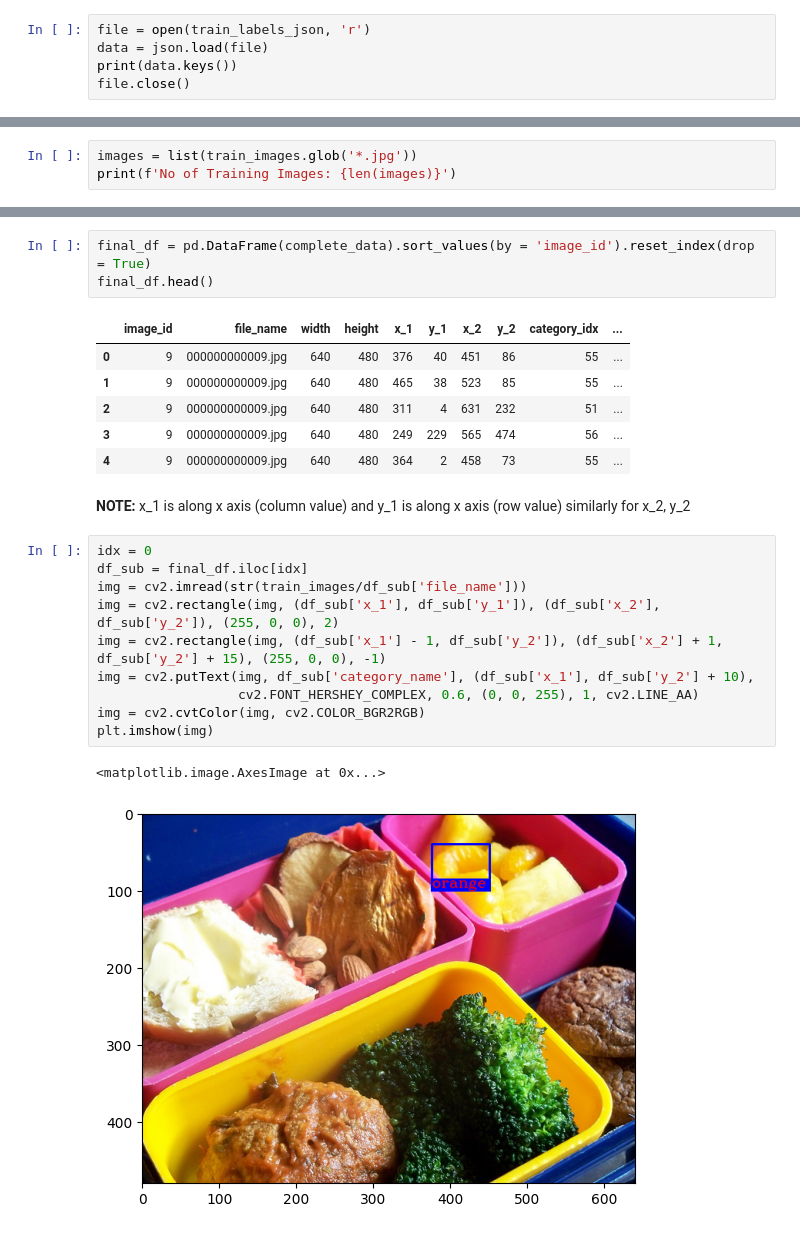
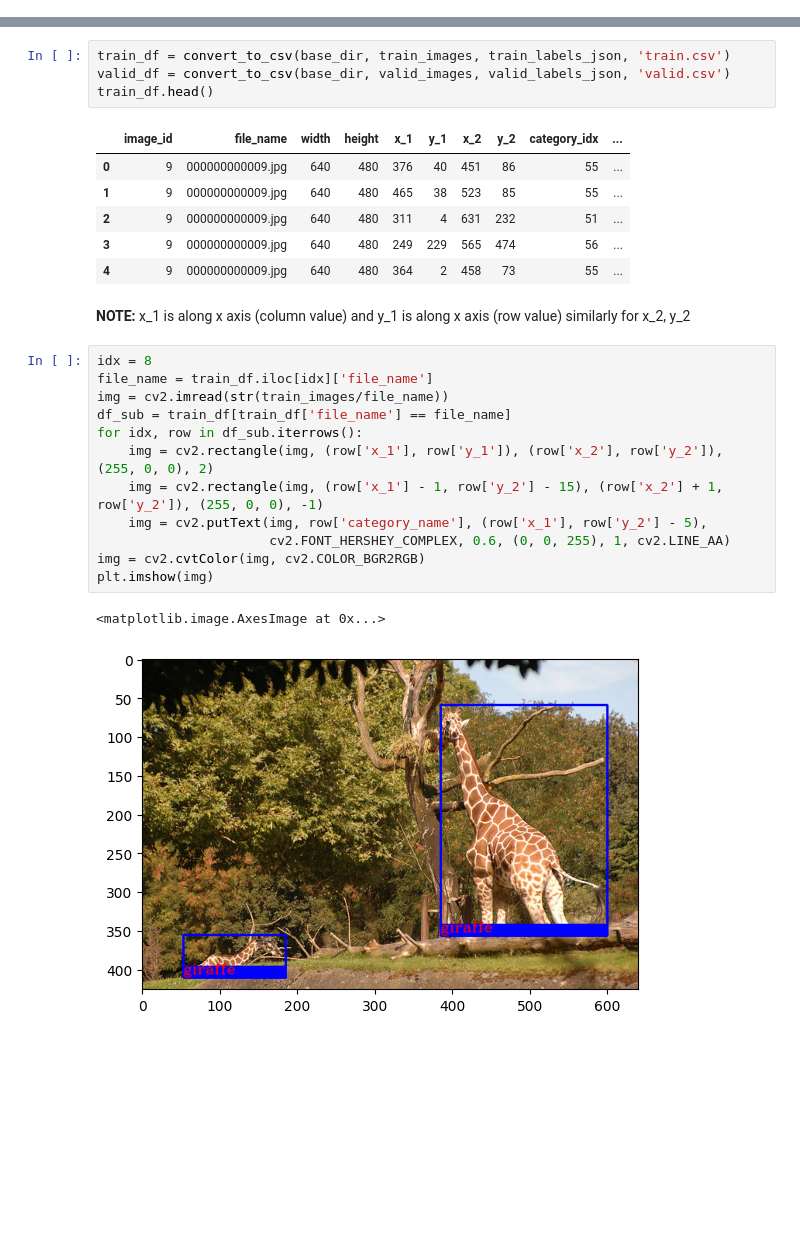
Before and after one commit to AniTho/Computer_Vision_DL, a Jupyter notebook: Day_17 Training RCNN from scratch.ipynb, the cells around one changed output, grey strips where cells are left out. Saved outputs shown, nothing was run; the diff lists cells and outputs as text; blank space fills up the shorter version.

```diff
--- a/Day_17 Training RCNN from scratch.ipynb
+++ b/Day_17 Training RCNN from scratch.ipynb
@@ -29,5 +18,0 @@ valid_labels_json = base_dir/'annotations/instances_valid2017.json'
-# %%
-file = open(train_labels_json, 'r')
-data = json.load(file)
-print(data.keys())
-file.close()
@@ -42,3 +18,0 @@ print(idx_to_cat)
-# %%
-images = list(train_images.glob('*.jpg'))
-print(f'No of Training Images: {len(images)}')
@@ -79,25 +58,28 @@ for annotations in tqdm(data['annotations']):
-# %%
-final_df = pd.DataFrame(complete_data).sort_values(by = 'image_id').reset_index(drop = True)
-final_df.head()
-# %% [output]
-|  | image_id | file_name | width | height | x_1 | y_1 | x_2 | y_2 | category_idx | ... |
-| 0 | 9 | 000000000009.jpg | 640 | 480 | 376 | 40 | 451 | 86 | 55 | ... |
-| 1 | 9 | 000000000009.jpg | 640 | 480 | 465 | 38 | 523 | 85 | 55 | ... |
-| 2 | 9 | 000000000009.jpg | 640 | 480 | 311 | 4 | 631 | 232 | 51 | ... |
-| 3 | 9 | 000000000009.jpg | 640 | 480 | 249 | 229 | 565 | 474 | 56 | ... |
-| 4 | 9 | 000000000009.jpg | 640 | 480 | 364 | 2 | 458 | 73 | 55 | ... |
+# %%
+train_df = convert_to_csv(base_dir, train_images, train_labels_json, 'train.csv')
+valid_df = convert_to_csv(base_dir, valid_images, valid_labels_json, 'valid.csv')
+train_df.head()
+# %% [output]
+|  | image_id | file_name | width | height | x_1 | y_1 | x_2 | y_2 | category_idx | ... |
+| 0 | 9 | 000000000009.jpg | 640 | 480 | 376 | 40 | 451 | 86 | 55 | ... |
+| 1 | 9 | 000000000009.jpg | 640 | 480 | 465 | 38 | 523 | 85 | 55 | ... |
+| 2 | 9 | 000000000009.jpg | 640 | 480 | 311 | 4 | 631 | 232 | 51 | ... |
+| 3 | 9 | 000000000009.jpg | 640 | 480 | 249 | 229 | 565 | 474 | 56 | ... |
+| 4 | 9 | 000000000009.jpg | 640 | 480 | 364 | 2 | 458 | 73 | 55 | ... |
 # %% [markdown]
 __NOTE:__ x_1 is along x axis (column value) and y_1 is along x axis (row value) similarly for x_2, y_2
 # %%
-idx = 0
-df_sub = final_df.iloc[idx]
-img = cv2.imread(str(train_images/df_sub['file_name']))
-img = cv2.rectangle(img, (df_sub['x_1'], df_sub['y_1']), (df_sub['x_2'], df_sub['y_2']), (255, 0, 0), 2)
-img = cv2.rectangle(img, (df_sub['x_1'] - 1, df_sub['y_2']), (df_sub['x_2'] + 1, df_sub['y_2'] + 15), (255, 0, 0), -1)
-img = cv2.putText(img, df_sub['category_name'], (df_sub['x_1'], df_sub['y_2'] + 10),
-                  cv2.FONT_HERSHEY_COMPLEX, 0.6, (0, 0, 255), 1, cv2.LINE_AA)
+idx = 8
+file_name = train_df.iloc[idx]['file_name']
+img = cv2.imread(str(train_images/file_name))
+df_sub = train_df[train_df['file_name'] == file_name]
+for idx, row in df_sub.iterrows():
+    img = cv2.rectangle(img, (row['x_1'], row['y_1']), (row['x_2'], row['y_2']), (255, 0, 0), 2)
+    img = cv2.rectangle(img, (row['x_1'] - 1, row['y_2'] - 15), (row['x_2'] + 1, row['y_2']), (255, 0, 0), -1)
+    img = cv2.putText(img, row['category_name'], (row['x_1'], row['y_2'] - 5),
+                      cv2.FONT_HERSHEY_COMPLEX, 0.6, (0, 0, 255), 1, cv2.LINE_AA)
 img = cv2.cvtColor(img, cv2.COLOR_BGR2RGB)
 plt.imshow(img)
 # %% [output]
 <matplotlib.image.AxesImage at 0x...>
-[figure, old version]
+[figure, new version]
```
Also changed, not shown: parts of 10 cells of this notebook.
